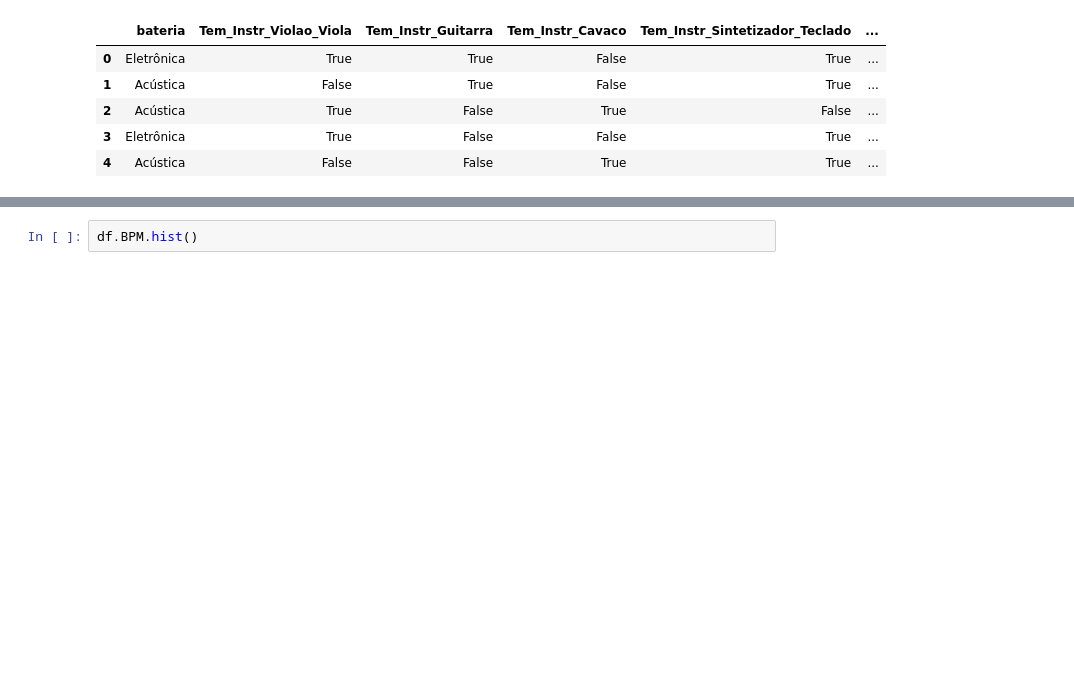
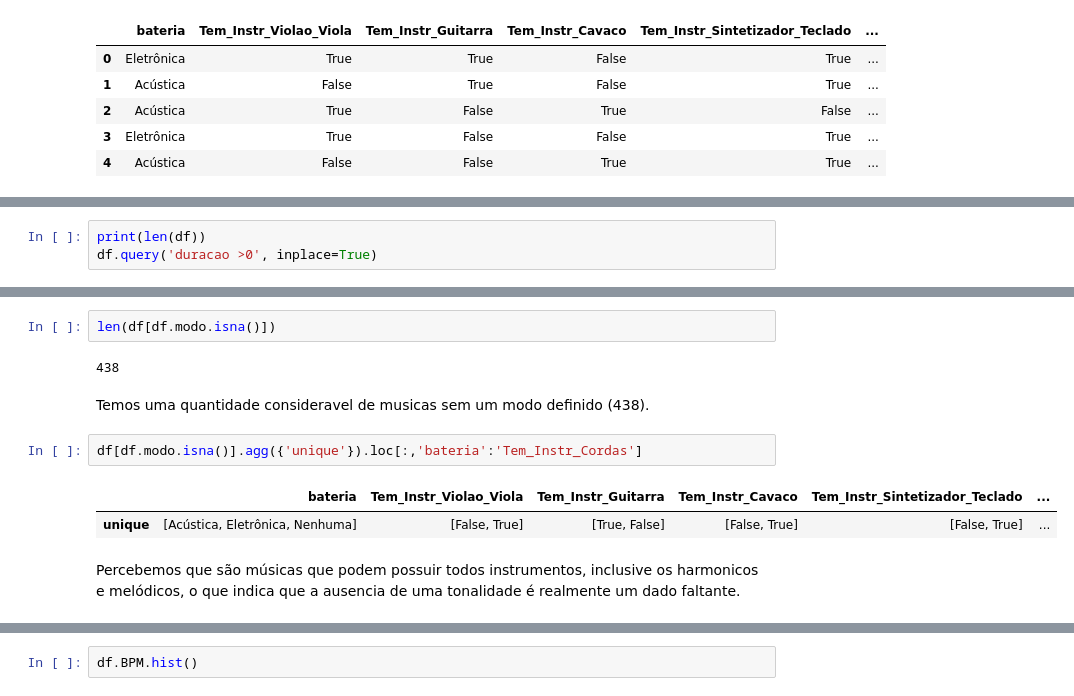
Before and after one commit to GoularteVinicius/music-inRecomendation, a Jupyter notebook: notebooks/01_AnalisesExploratorias.ipynb, the cells around one changed output, grey strips where cells are left out. Drawn from its saved outputs; the diff is of its cells as text; blank space fills up the shorter version.

```diff
--- a/notebooks/01_AnalisesExploratorias.ipynb
+++ b/notebooks/01_AnalisesExploratorias.ipynb
@@ -28,0 +43,3 @@ df.head()
+# %%
+print(len(df))
+df.query('duracao >0', inplace=True)
@@ -28,0 +60,13 @@ df.head()
+# %%
+len(df[df.modo.isna()])
+# %% [output]
+438
+# %% [markdown]
+Temos uma quantidade consideravel de musicas sem um modo definido (438).
+# %%
+df[df.modo.isna()].agg({'unique'}).loc[:,'bateria':'Tem_Instr_Cordas']
+# %% [output]
+|  | bateria | Tem_Instr_Violao_Viola | Tem_Instr_Guitarra | Tem_Instr_Cavaco | Tem_Instr_Sintetizador_Teclado | ... |
+| unique | [Acústica, Eletrônica, Nenhuma] | [False, True] | [True, False] | [False, True] | [False, True] | ... |
+# %% [markdown]
+Percebemos que são músicas que podem possuir  todos instrumentos, inclusive os harmonicos e melódicos, o que indica que a ausencia de uma tonalidade é realmente um dado faltante.
```
Also changed, not shown: parts of 35 cells of this notebook, 1 other file.
